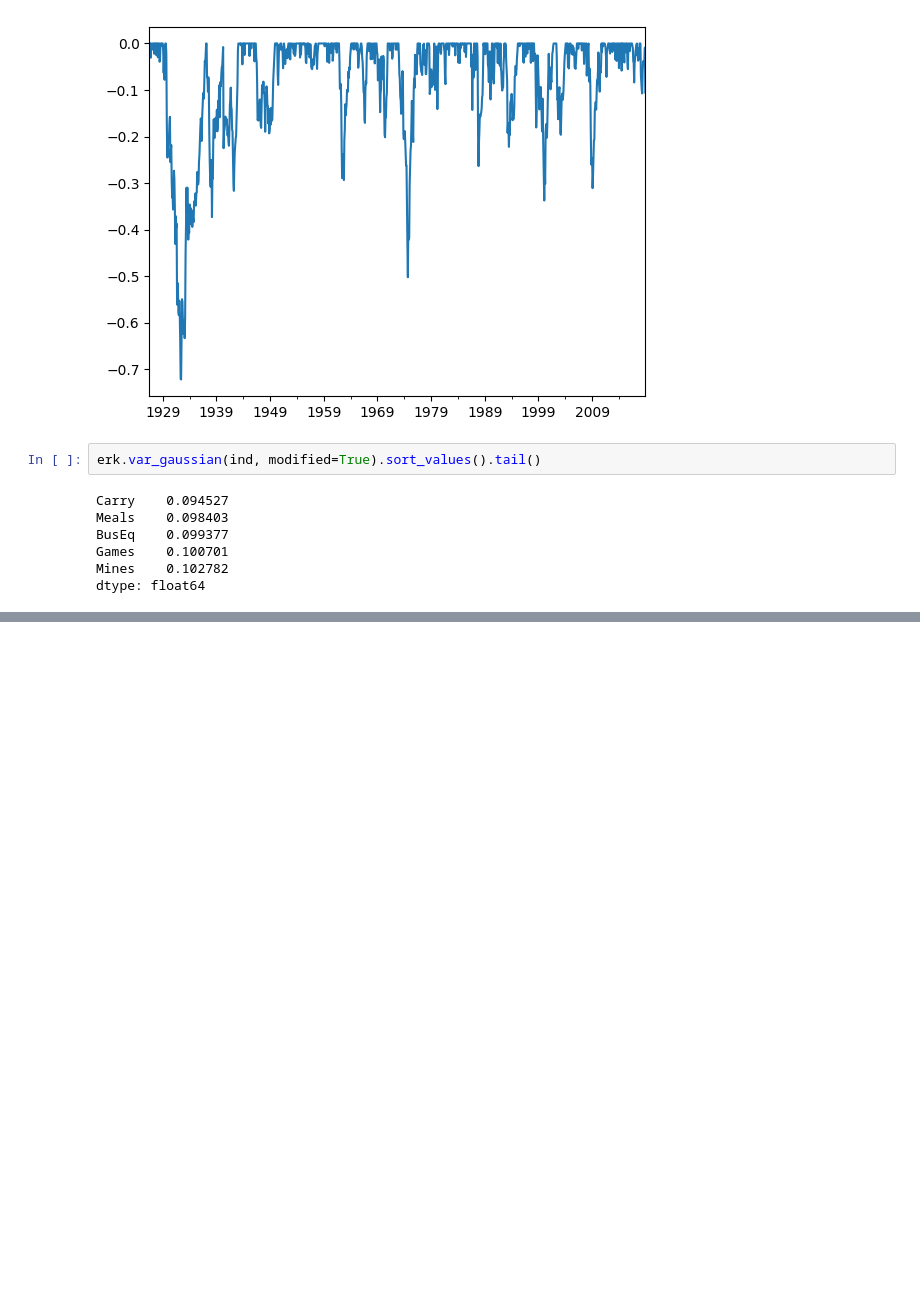
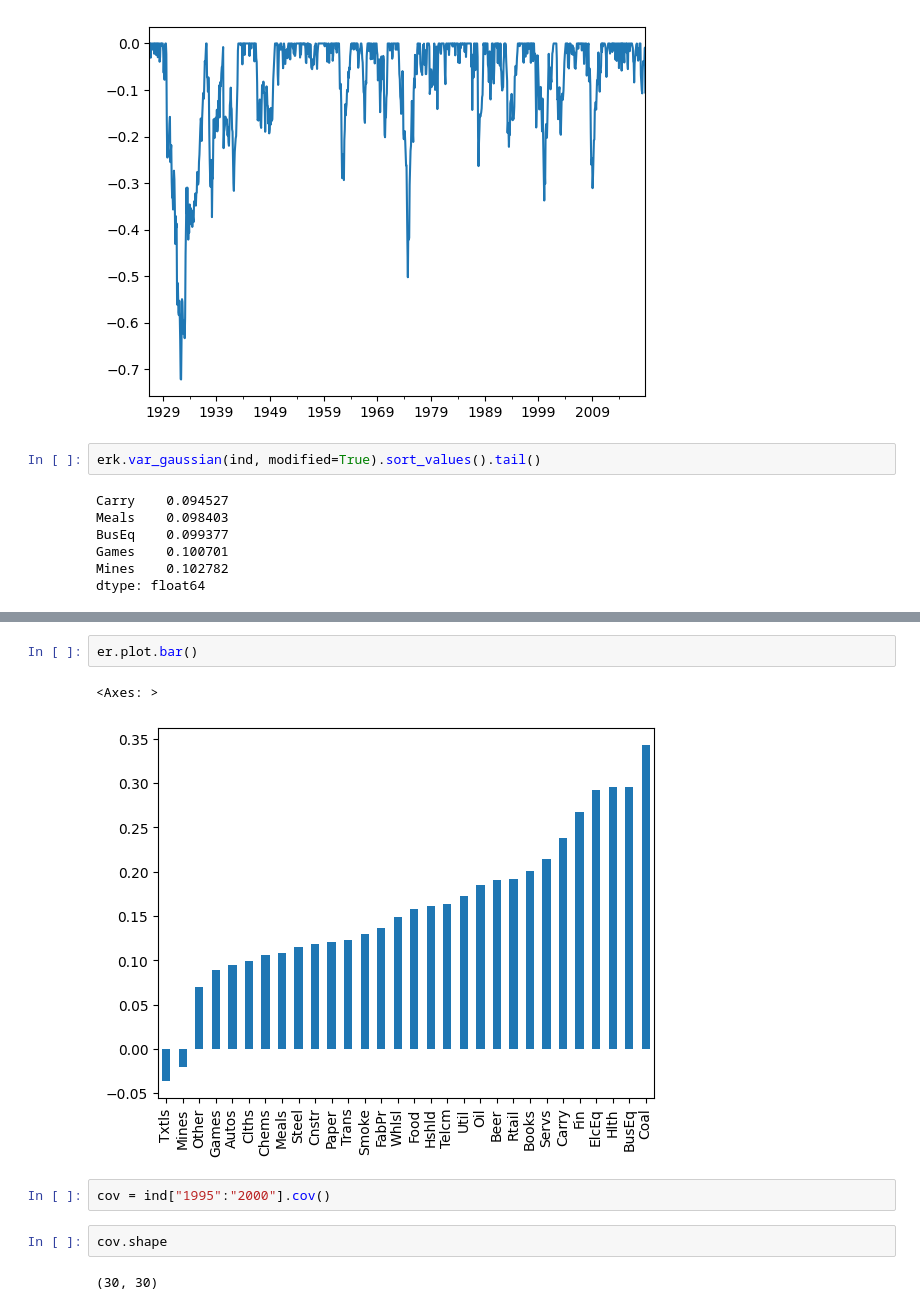
Before and after one commit to whiplash9102/portfolio-construction, a Jupyter notebook: 7_Efficient_Frontier.ipynb, the cells around one changed output, grey strips where cells are left out. Cells and saved outputs as stored; diff of their text form; blank space fills up the shorter version.

```diff
--- a/7_Efficient_Frontier.ipynb
+++ b/7_Efficient_Frontier.ipynb
@@ -95,0 +80,11 @@ dtype: float64
+# %%
+er.plot.bar()
+# %% [output]
+<Axes: >
+[figure, added]
+# %%
+cov = ind["1995":"2000"].cov()
+# %%
+cov.shape
+# %% [output]
+(30, 30)
```
Also changed, not shown: parts of 4 cells of this notebook, 2 other files.
